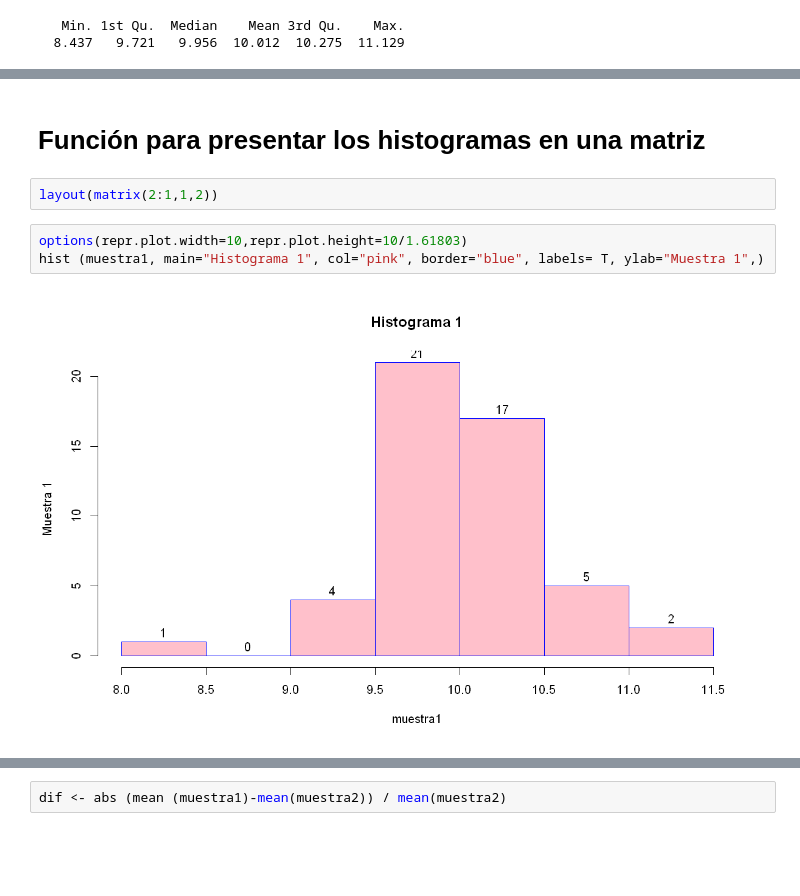
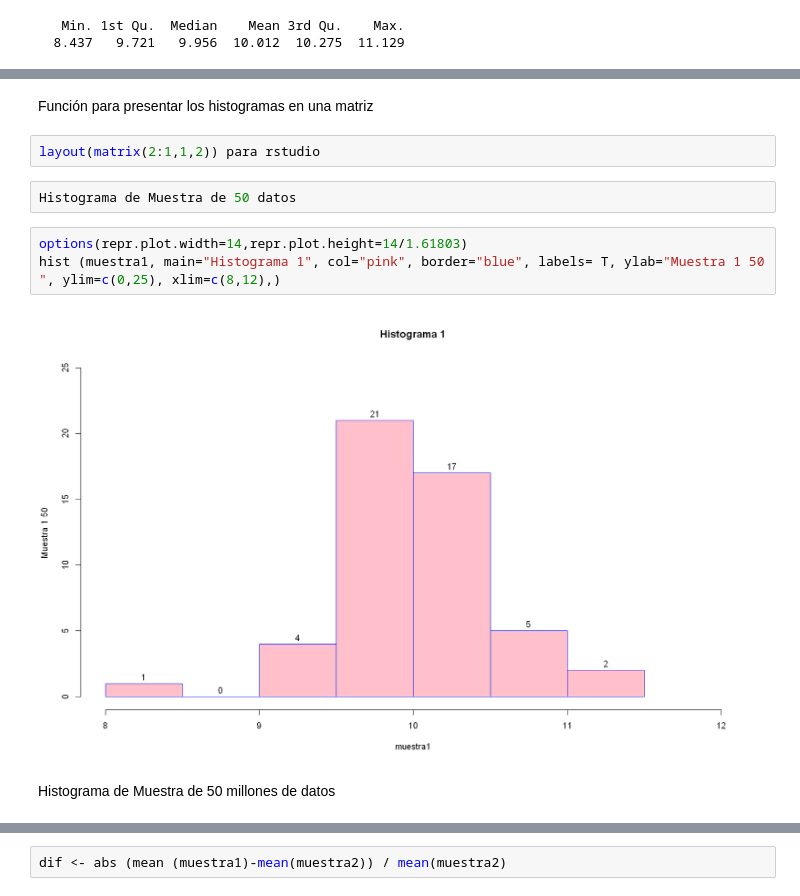
Before and after one commit to gabyggg/TRABAJOS, a Jupyter notebook: comparacion de muestras 50 contra 5millones.ipynb, the cells around one changed output, grey strips where cells are left out. Drawn from its saved outputs; the diff is of its cells as text; blank space fills up the shorter version.

```diff
--- a/comparacion de muestras 50 contra 5millones.ipynb
+++ b/comparacion de muestras 50 contra 5millones.ipynb
@@ -18,10 +18,14 @@ summary(muestra2)
 # %% [markdown]
-# Función para presentar los histogramas en una matriz
+Función para presentar los histogramas en una matriz
 # %%
-layout(matrix(2:1,1,2))
+layout(matrix(2:1,1,2)) para rstudio
+# %%
+Histograma de Muestra de 50 datos
 # %%
-options(repr.plot.width=10,repr.plot.height=10/1.61803)
-hist (muestra1, main="Histograma 1", col="pink", border="blue", labels= T, ylab="Muestra 1",)
+options(repr.plot.width=14,repr.plot.height=14/1.61803)
+hist (muestra1, main="Histograma 1", col="pink", border="blue", labels= T, ylab="Muestra 1 50 ", ylim=c(0,25), xlim=c(8,12),)
 # %% [output]
-[figure, old version]
+[figure, new version]
+# %% [markdown]
+Histograma de Muestra de 50 millones de datos
 # %%
```
Also changed, not shown: parts of 8 cells of this notebook.
